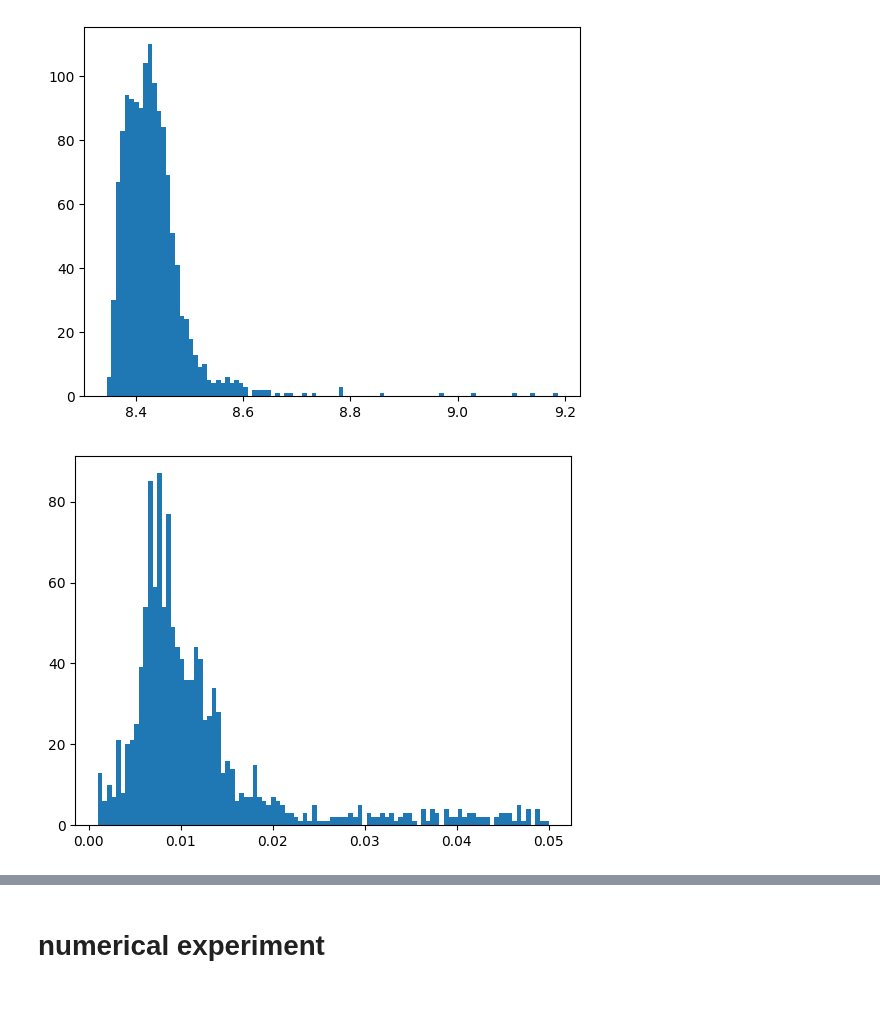
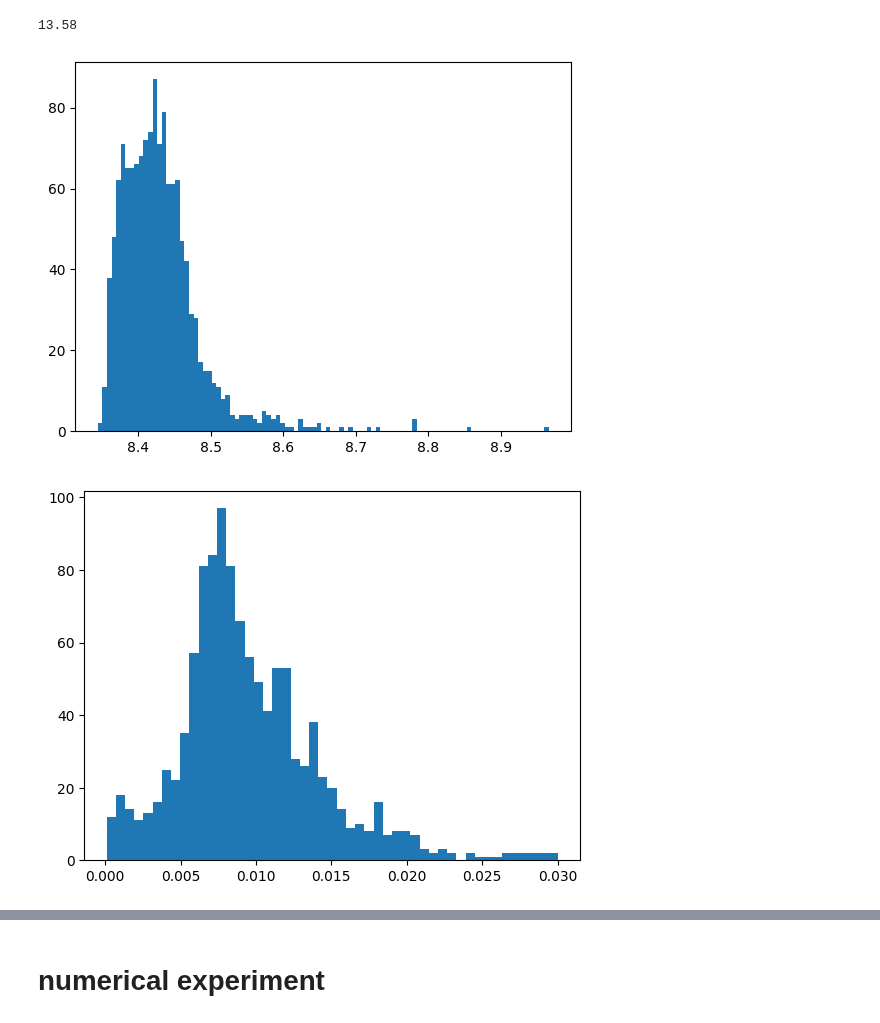
Before and after one commit to Valerio-Amico/Lab-Rydberg, a Jupyter notebook: dipolar_trap/plot_arrival_time.ipynb, the cells around one changed output, grey strips where cells are left out. Drawn from its saved outputs; the diff is of its cells as text; code cells hidden in the pictures.

```diff
--- a/dipolar_trap/plot_arrival_time.ipynb
+++ b/dipolar_trap/plot_arrival_time.ipynb
@@ -12,12 +12,24 @@ name = "Time-2022-12-21-0003.txt"
 data = open("data/2022-12-21/"+name, "r")
 
 ii = 0
+count = []
+
 for row in data:
     ii += 1
     row = row.replace("\n", "")
     row = row.replace(",", ".")
     terms = row.split("\t")
     terms = np.sort([float(terms[term]) for term in range(len(terms))])
+    count_ = 0
+    for i in range(len(terms)):
+        if terms[i]<7.5:
+            terms[i] = 0
+        elif terms[i]>9:
+            terms[i] = 0
+        else:
+            count_ += 1
+    count.append(count_)
+
     diffs = diffs + [terms[i+1] - terms[i] for i in range(len(terms)-1)]
     for term in terms:
 
@@ -29,16 +41,20 @@ for _ in range(ii):
     times_aus = np.random.choice(times, int(len(times)/ii), replace=False)
     times_aus = np.sort(times_aus)
     diffs2 = diffs2 + [float(times_aus[i+1]) - float(times_aus[i]) for i in range(len(times_aus)-1)]
+# %%
+np.mean(count)
+# %% [output]
+13.58
 # %%
 plt.hist(times, bins=np.linspace(min(times), max(times), 100))
 plt.show()
 # %% [output]
-[figure, old version]
+[figure, new version]
 # %%
-plt.hist(diffs, bins=np.linspace(0.001, 0.05, 100))
+plt.hist(diffs, bins=np.linspace(0.0001, 0.03, 50))
 plt.show()
 # %% [output]
-[figure, old version]
+[figure, new version]
 # %%
 plt.hist(diffs2, bins=np.linspace(0, 0.05, 100))
 plt.show()
```
Also changed, not shown: parts of 2 cells of this notebook, 15 other files.
